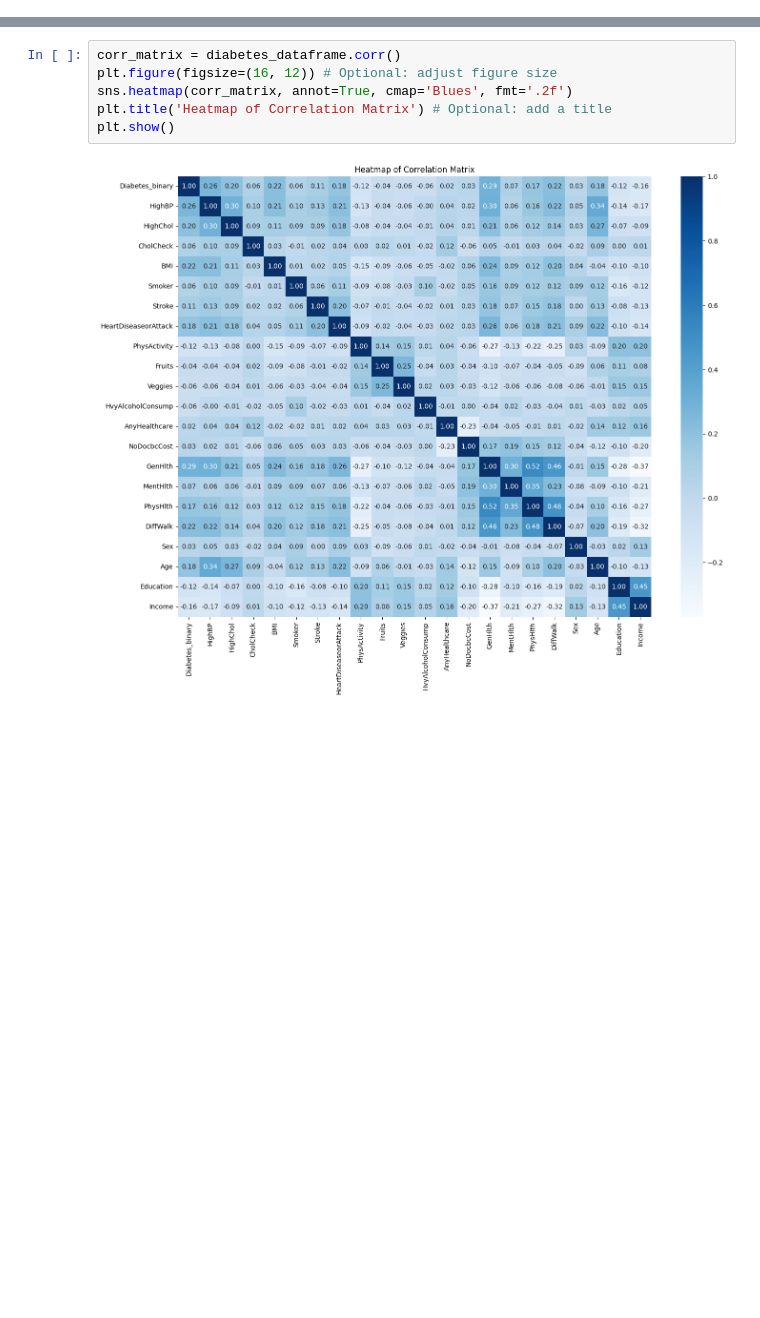
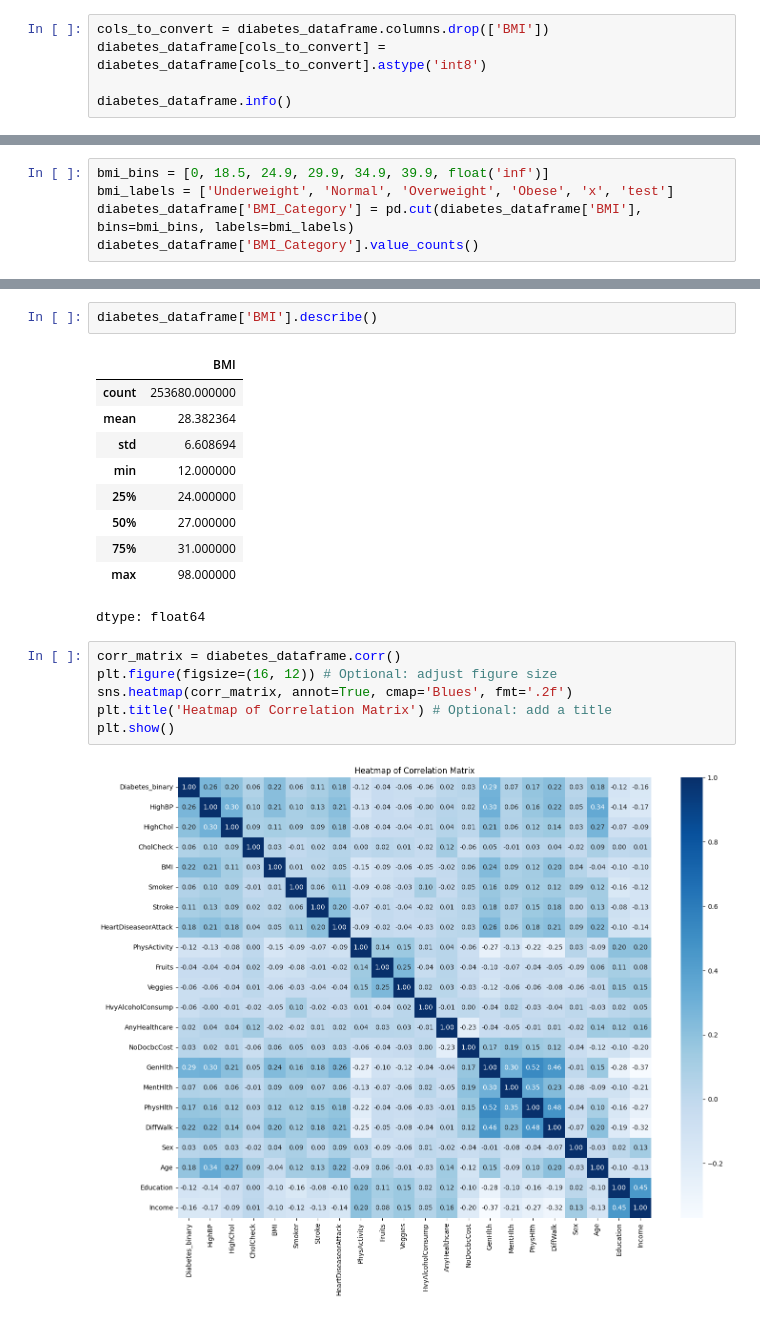
Before and after one commit to Lanzero225/Diabetes-Analysis, a Jupyter notebook: diabetes_notebook.ipynb, the cells around one changed output, grey strips where cells are left out. Drawn from its saved outputs; the diff is of its cells as text; blank space fills up the shorter version.

```diff
--- a/diabetes_notebook.ipynb
+++ b/diabetes_notebook.ipynb
@@ -48,0 +53,5 @@ memory usage: 42.6 MB
+# %%
+cols_to_convert = diabetes_dataframe.columns.drop(['BMI'])
+diabetes_dataframe[cols_to_convert] = diabetes_dataframe[cols_to_convert].astype('int8')
+
+diabetes_dataframe.info()
@@ -48,0 +76,5 @@ memory usage: 42.6 MB
+# %%
+bmi_bins = [0, 18.5, 24.9, 29.9, 34.9, 39.9, float('inf')]
+bmi_labels = ['Underweight', 'Normal', 'Overweight', 'Obese', 'x', 'test']
+diabetes_dataframe['BMI_Category'] = pd.cut(diabetes_dataframe['BMI'], bins=bmi_bins, labels=bmi_labels)
+diabetes_dataframe['BMI_Category'].value_counts()
@@ -49,3 +91,16 @@ memory usage: 42.6 MB
+# %%
+diabetes_dataframe['BMI'].describe()
+# %% [output]
+|  | BMI |
+| count | 253680.000000 |
+| mean | 28.382364 |
+| std | 6.608694 |
+| min | 12.000000 |
+| 25% | 24.000000 |
+| 50% | 27.000000 |
+| 75% | 31.000000 |
+| max | 98.000000 |
+dtype: float64
 # %%
 corr_matrix = diabetes_dataframe.corr()
 plt.figure(figsize=(16, 12)) # Optional: adjust figure size
```
Also changed, not shown: parts of 7 cells of this notebook.
